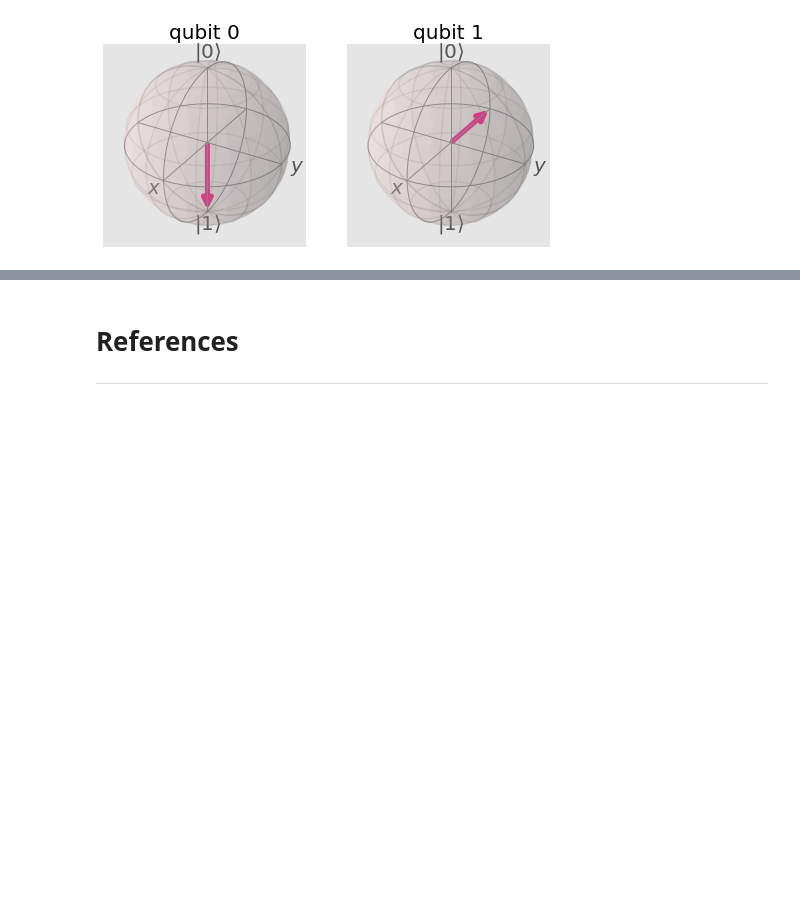
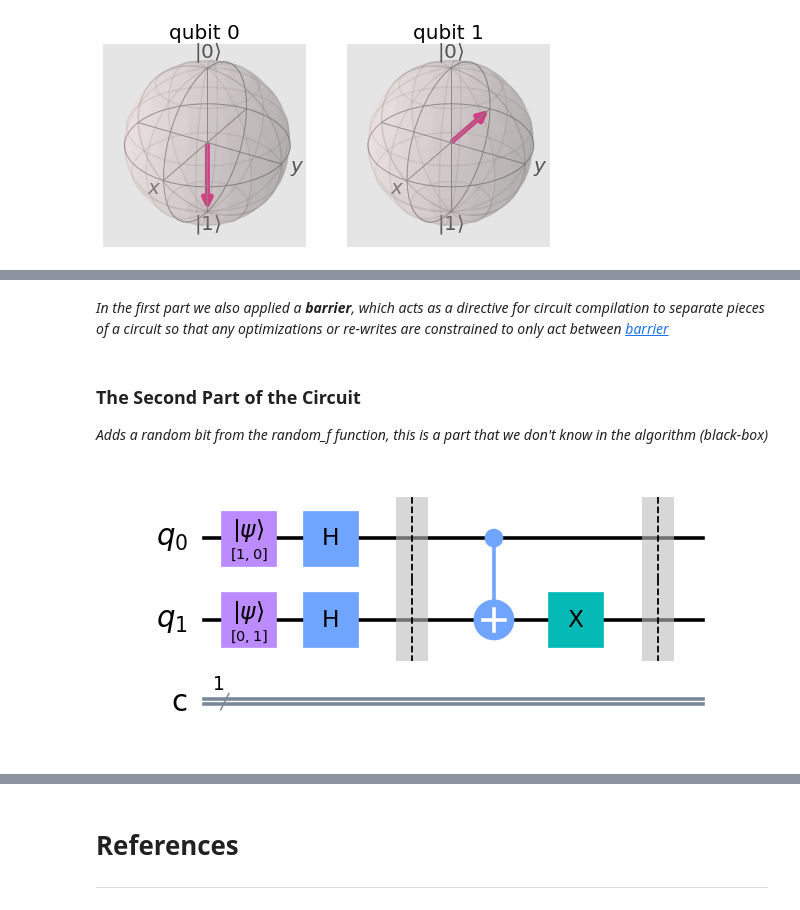
Before and after one commit to wojtekpogo/emerging-technologies, a Jupyter notebook: quantum-deutsch.ipynb, the cells around one changed output, grey strips where cells are left out. Cells and saved outputs as stored; diff of their text form; code cells hidden in the pictures; blank space fills up the shorter version.

Commit message:
Added random function to deutsch algorithm

```diff
--- a/quantum-deutsch.ipynb
+++ b/quantum-deutsch.ipynb
@@ -453,0 +513,16 @@ plot_bloch_multivector(orig_statevec)
+# %% [markdown]
+*In the first part we also applied a **barrier**, which acts as a directive for circuit compilation to separate pieces of a circuit so that any optimizations or re-writes are constrained to only act between [barrier](https://quantumcomputing.stackexchange.com/a/8371)*
+# %% [markdown]
+### The Second Part of the Circuit
+
+*Adds a random bit from the random_f function, this is a part that we don't know in the algorithm (black-box)*
+# %%
+# Adds whatever comes back from random_f function to the circuit
+circuit.compose(random_f(), inplace = True)
+
+# Apply the barrier again to separate parts of circuit.
+circuit.barrier()
+
+circuit.draw(output='mpl',scale=1.8)
+# %% [output]
+[figure, added]
```
Also changed, not shown: parts of 18 cells of this notebook, 1 other file.
